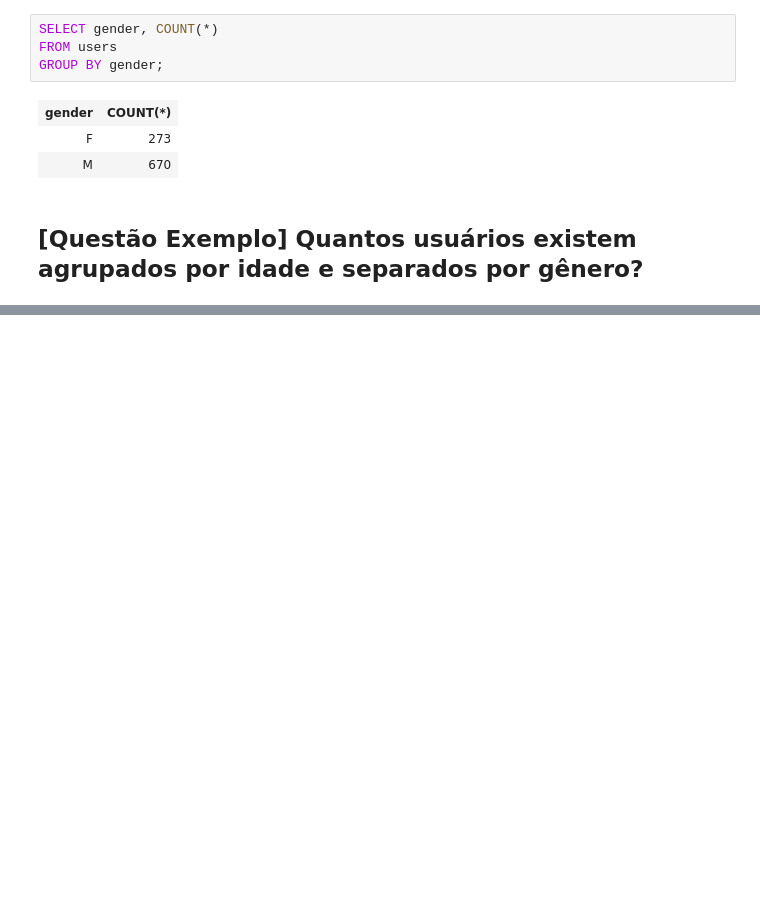
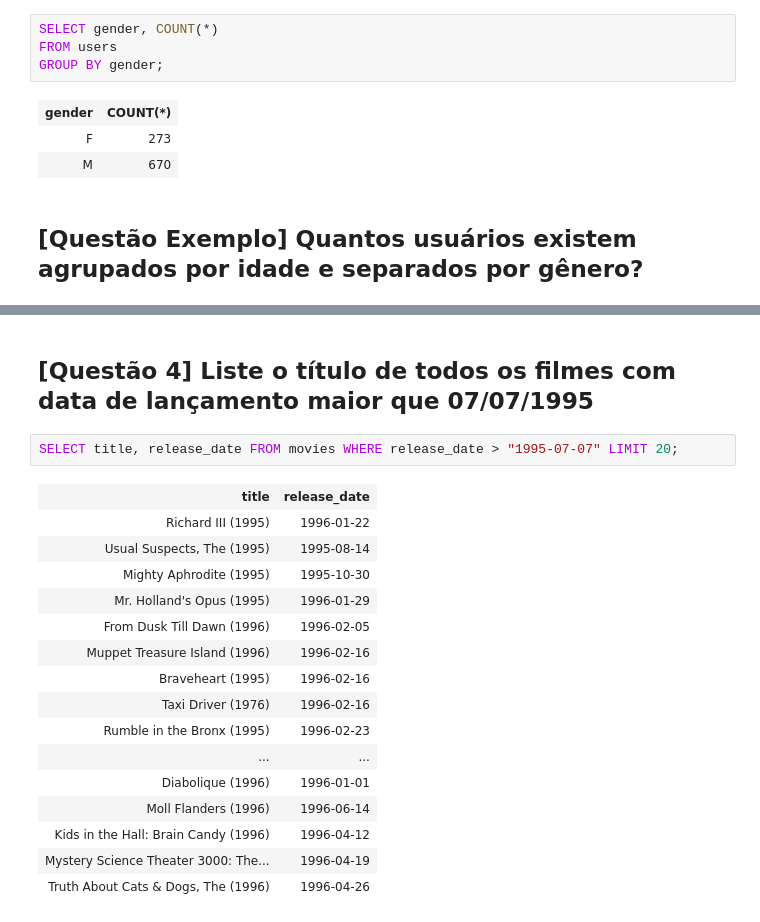
Before and after one commit to thedatasociety/lab-mariadb, a Jupyter notebook: labs/lab3/2.Exercicio_movielens.ipynb, the cells around one changed output, grey strips where cells are left out. Drawn from its saved outputs; the diff is of its cells as text; blank space fills up the shorter version.

```diff
--- a/labs/lab3/2.Exercicio_movielens.ipynb
+++ b/labs/lab3/2.Exercicio_movielens.ipynb
@@ -184,0 +216,21 @@ GROUP BY age, gender;
+# %% [markdown]
+## [Questão 4] Liste o título de todos os filmes com data de lançamento maior que 07/07/1995
+# %%
+SELECT title, release_date FROM movies WHERE release_date > "1995-07-07" LIMIT 20;
+# %% [output]
+| title | release_date |
+| Richard III (1995) | 1996-01-22 |
+| Usual Suspects, The (1995) | 1995-08-14 |
+| Mighty Aphrodite (1995) | 1995-10-30 |
+| Mr. Holland's Opus (1995) | 1996-01-29 |
+| From Dusk Till Dawn (1996) | 1996-02-05 |
+| Muppet Treasure Island (1996) | 1996-02-16 |
+| Braveheart (1995) | 1996-02-16 |
+| Taxi Driver (1976) | 1996-02-16 |
+| Rumble in the Bronx (1995) | 1996-02-23 |
+| ... | ... |
+| Diabolique (1996) | 1996-01-01 |
+| Moll Flanders (1996) | 1996-06-14 |
+| Kids in the Hall: Brain Candy (1996) | 1996-04-12 |
+| Mystery Science Theater 3000: The... | 1996-04-19 |
+| Truth About Cats & Dogs, The (1996) | 1996-04-26 |
```
Also changed, not shown: parts of 38 cells of this notebook.
